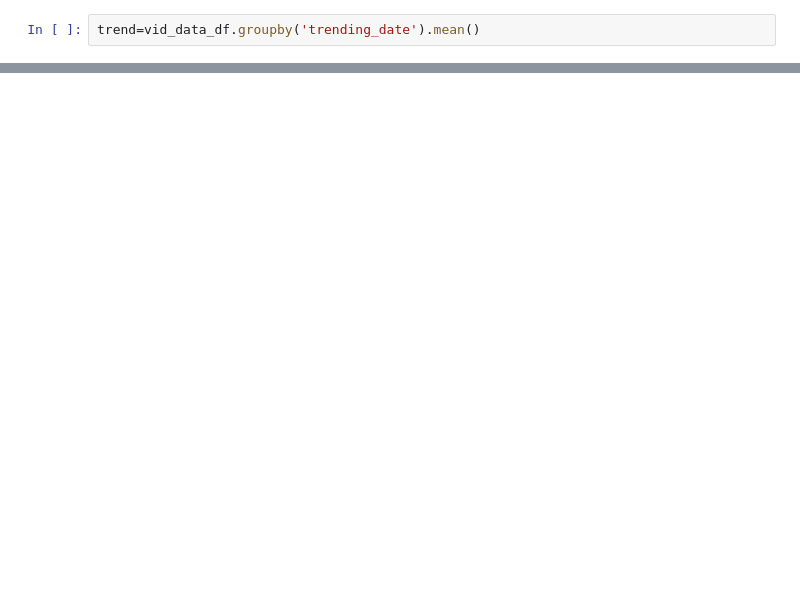
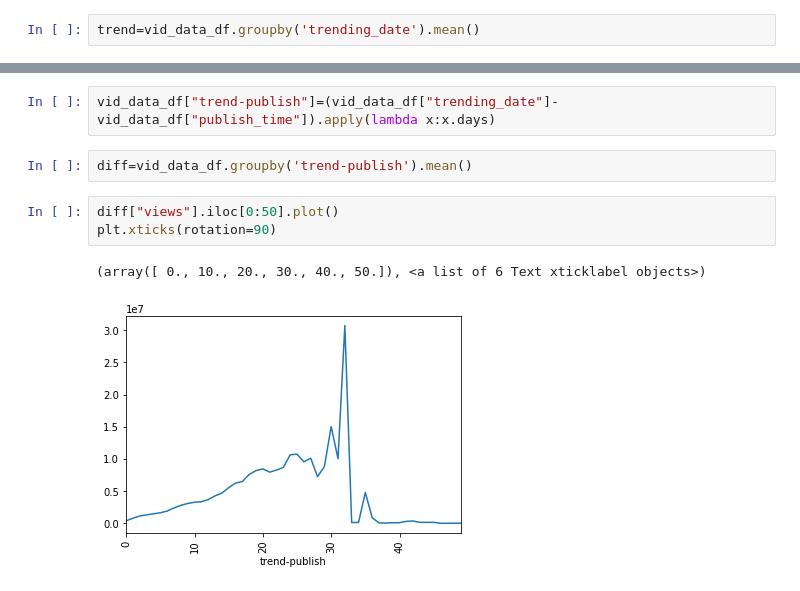
Before and after one commit to HaoNanLa/python_cource_project, a Jupyter notebook: code/main.ipynb, the cells around one changed output, grey strips where cells are left out. Cells and saved outputs as stored; diff of their text form; blank space fills up the shorter version.

```diff
--- a/code/main.ipynb
+++ b/code/main.ipynb
@@ -106,0 +106,10 @@ trend['dislikes'].plot()
+# %%
+vid_data_df["trend-publish"]=(vid_data_df["trending_date"]-vid_data_df["publish_time"]).apply(lambda x:x.days)
+# %%
+diff=vid_data_df.groupby('trend-publish').mean()
+# %%
+diff["views"].iloc[0:50].plot()
+plt.xticks(rotation=90)
+# %% [output]
+(array([ 0., 10., 20., 30., 40., 50.]), <a list of 6 Text xticklabel objects>)
+[figure, added]
```
Also changed, not shown: parts of 8 cells of this notebook, 1 other file.
